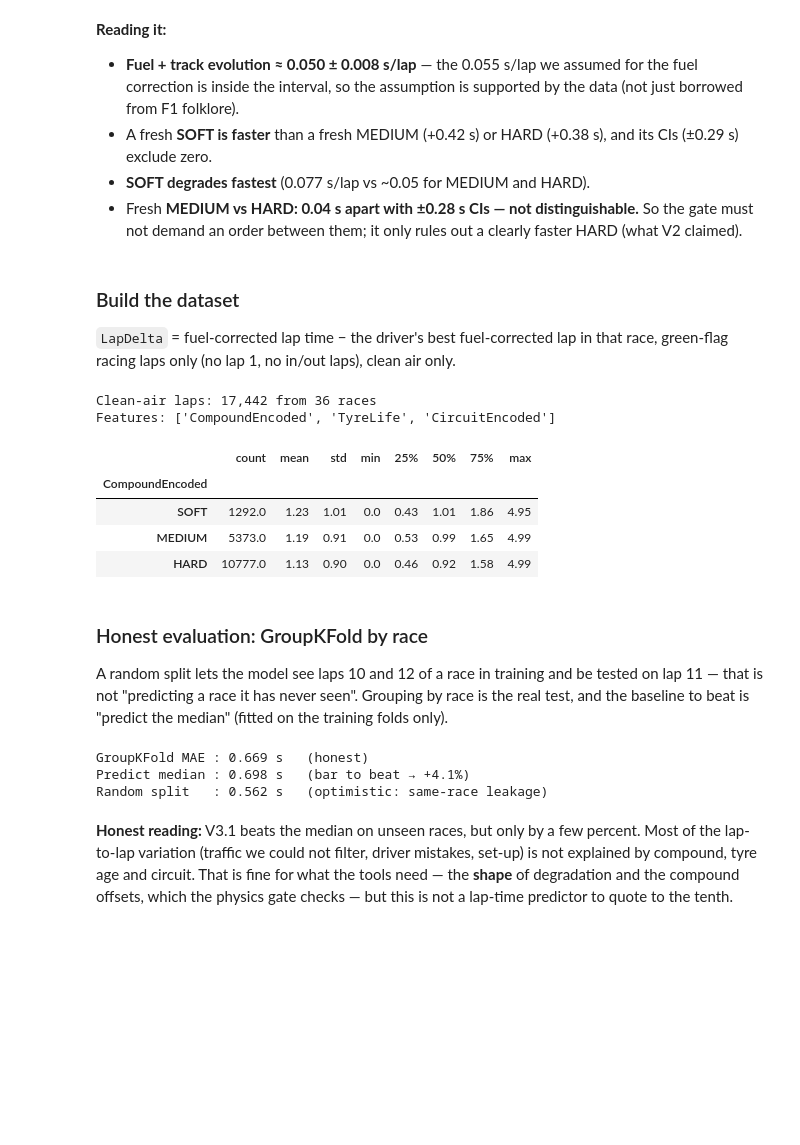
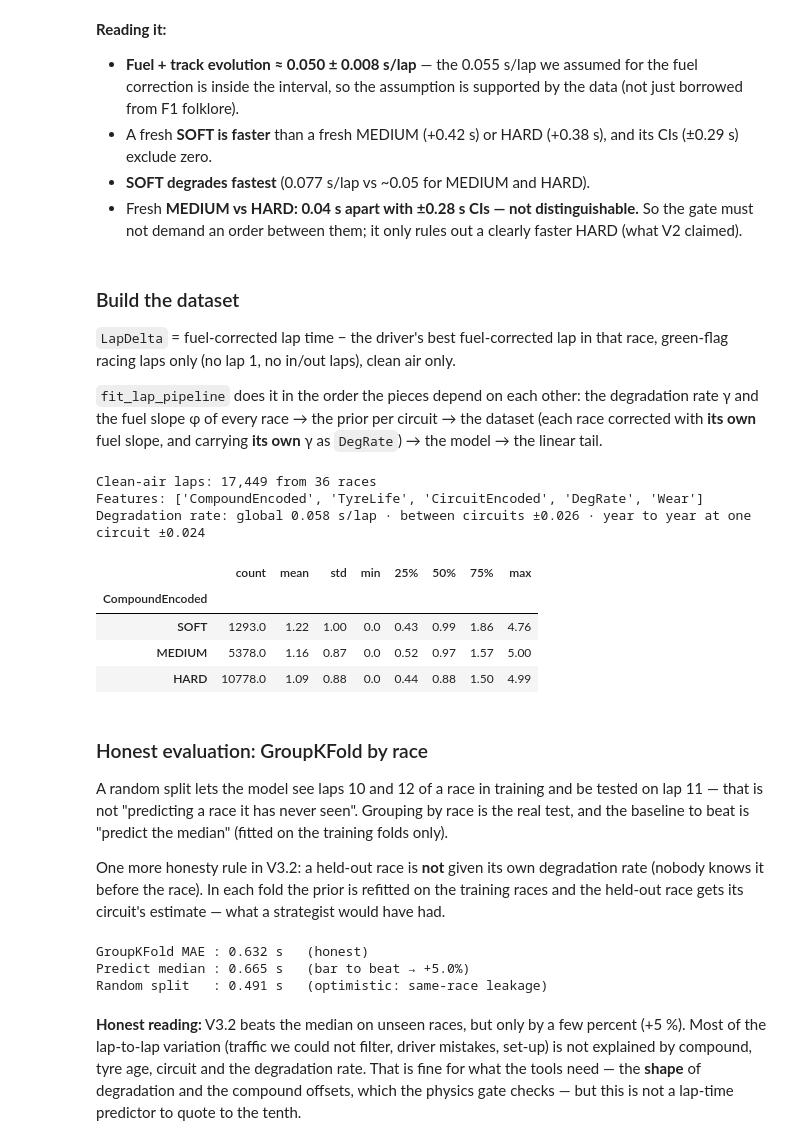
Before and after one commit to pdf1802/f1-data-science, a Jupyter notebook: notebooks/lap_time_model.ipynb, the cells around one changed output. Drawn from its saved outputs; the diff is of its cells as text; code cells hidden in the pictures; blank space fills up the shorter version.

```diff
--- a/notebooks/lap_time_model.ipynb
+++ b/notebooks/lap_time_model.ipynb
@@ -1083,37 +1091,49 @@ physics.round(4)
 ### Build the dataset
 `LapDelta` = fuel-corrected lap time − the driver's best fuel-corrected lap in that race,
 green-flag racing laps only (no lap 1, no in/out laps), clean air only.
+
+`fit_lap_pipeline` does it in the order the pieces depend on each other: the degradation rate γ and the fuel slope
+φ of every race → the prior per circuit → the dataset (each race corrected with **its own** fuel slope, and carrying
+**its own** γ as `DegRate`) → the model → the linear tail.
 # %%
-lap_df, enc = training.build_lap_dataset(laps, circuits=circuits)
+fit = training.fit_lap_pipeline(laps, circuits, physics=physics)     # ~1–2 min (bootstrap per race)
+lap_df, prior = fit['lap_df'], fit['prior']
 print(f"Clean-air laps: {len(lap_df):,} from {lap_df['Group'].nunique()} races")
 print("Features:", training.LAP_MODEL_FEATURES)
+print(f"Degradation rate: global {prior['global']:.3f} s/lap · between circuits ±{prior['circuit_sd']:.3f} · "
+      f"year to year at one circuit ±{prior['race_sd']:.3f}")
 lap_df.groupby('CompoundEncoded')['LapDelta'].describe().round(2).rename(index=shared.COMPOUND_NAMES)
 # %% [output]
-Clean-air laps: 17,442 from 36 races
-Features: ['CompoundEncoded', 'TyreLife', 'CircuitEncoded']
+Clean-air laps: 17,449 from 36 races
+Features: ['CompoundEncoded', 'TyreLife', 'CircuitEncoded', 'DegRate', 'Wear']
+Degradation rate: global 0.058 s/lap · between circuits ±0.026 · year to year at one circuit ±0.024
 |  | count | mean | std | min | 25% | 50% | 75% | max |
 | CompoundEncoded |  |  |  |  |  |  |  |  |
-| SOFT | 1292.0 | 1.23 | 1.01 | 0.0 | 0.43 | 1.01 | 1.86 | 4.95 |
-| MEDIUM | 5373.0 | 1.19 | 0.91 | 0.0 | 0.53 | 0.99 | 1.65 | 4.99 |
-| HARD | 10777.0 | 1.13 | 0.90 | 0.0 | 0.46 | 0.92 | 1.58 | 4.99 |
+| SOFT | 1293.0 | 1.22 | 1.00 | 0.0 | 0.43 | 0.99 | 1.86 | 4.76 |
+| MEDIUM | 5378.0 | 1.16 | 0.87 | 0.0 | 0.52 | 0.97 | 1.57 | 5.00 |
+| HARD | 10778.0 | 1.09 | 0.88 | 0.0 | 0.44 | 0.88 | 1.50 | 4.99 |
 # %% [markdown]
 ### Honest evaluation: GroupKFold by race
 A random split lets the model see laps 10 and 12 of a race in training and be tested on lap 11 — that is
 not "predicting a race it has never seen". Grouping by race is the real test, and the baseline to beat is
 "predict the median" (fitted on the training folds only).
+
+One more honesty rule in V3.2: a held-out race is **not** given its own degradation rate (nobody knows it before
+the race). In each fold the prior is refitted on the training races and the held-out race gets its circuit's
+estimate — what a strategist would have had.
 # %%
-ev = training.evaluate_lap_model(lap_df, n_splits=5)
+ev = training.evaluate_lap_model(lap_df, n_splits=5, physics=fit['race_table'])
 print(f"GroupKFold MAE : {ev['grouped_MAE']:.3f} s   (honest)")
 print(f"Predict median : {ev['predict_median_MAE']:.3f} s   (bar to beat → {1 - ev['grouped_MAE'] / ev['predict_median_MAE']:+.1%})")
 print(f"Random split   : {ev['random_split_MAE']:.3f} s   (optimistic: same-race leakage)")
 # %% [output]
-GroupKFold MAE : 0.669 s   (honest)
-Predict median : 0.698 s   (bar to beat → +4.1%)
-Random split   : 0.562 s   (optimistic: same-race leakage)
+GroupKFold MAE : 0.632 s   (honest)
+Predict median : 0.665 s   (bar to beat → +5.0%)
+Random split   : 0.491 s   (optimistic: same-race leakage)
 # %% [markdown]
-**Honest reading:** V3.1 beats the median on unseen races, but only by a few percent. Most of the
+**Honest reading:** V3.2 beats the median on unseen races, but only by a few percent (+5 %). Most of the
 lap-to-lap variation (traffic we could not filter, driver mistakes, set-up) is not explained by compound,
-tyre age and circuit. That is fine for what the tools need — the **shape** of degradation and the compound
+tyre age, circuit and the degradation rate. That is fine for what the tools need — the **shape** of degradation and the compound
 offsets, which the physics gate checks — but this is not a lap-time predictor to quote to the tenth.
 # %% [markdown]
 ### Train on everything + physics sanity gate
```
Also changed, not shown: parts of 4 cells of this notebook, 22 other files.
